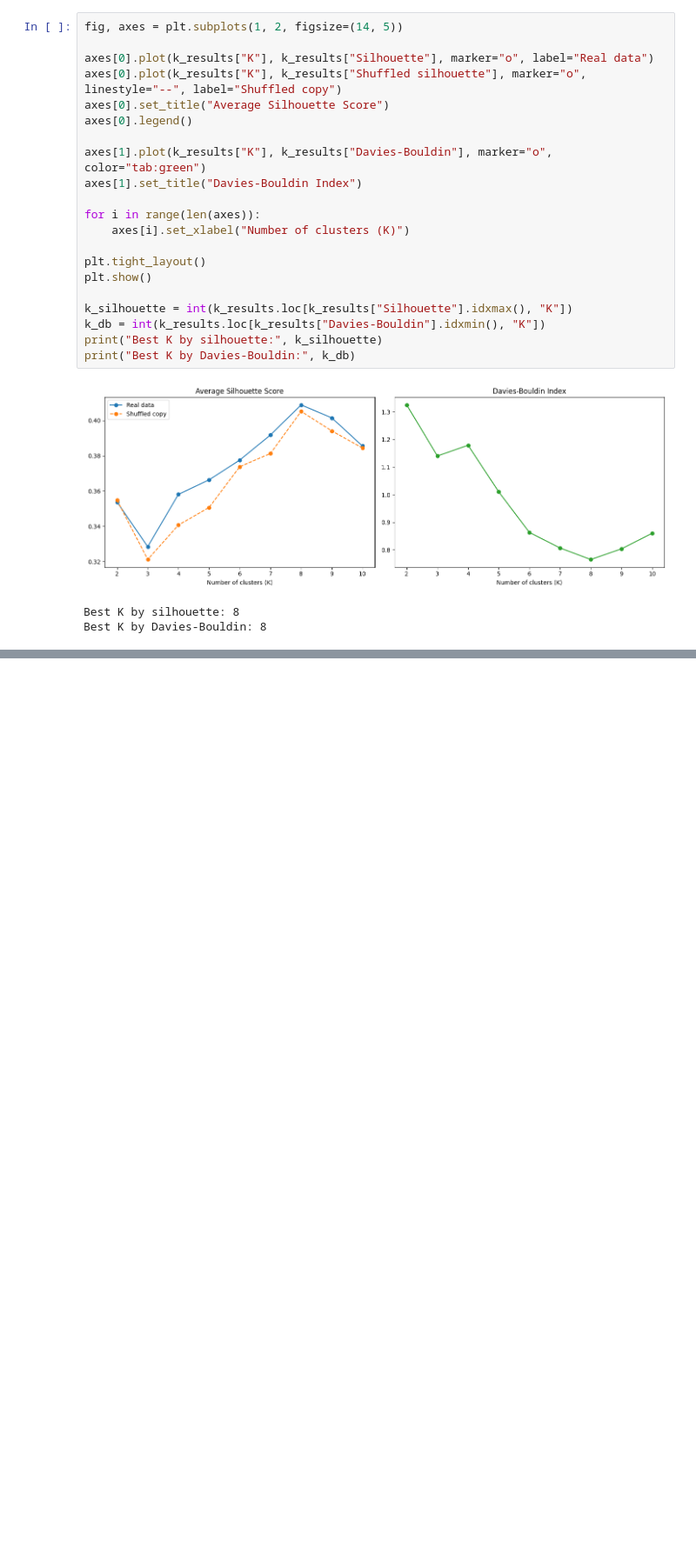
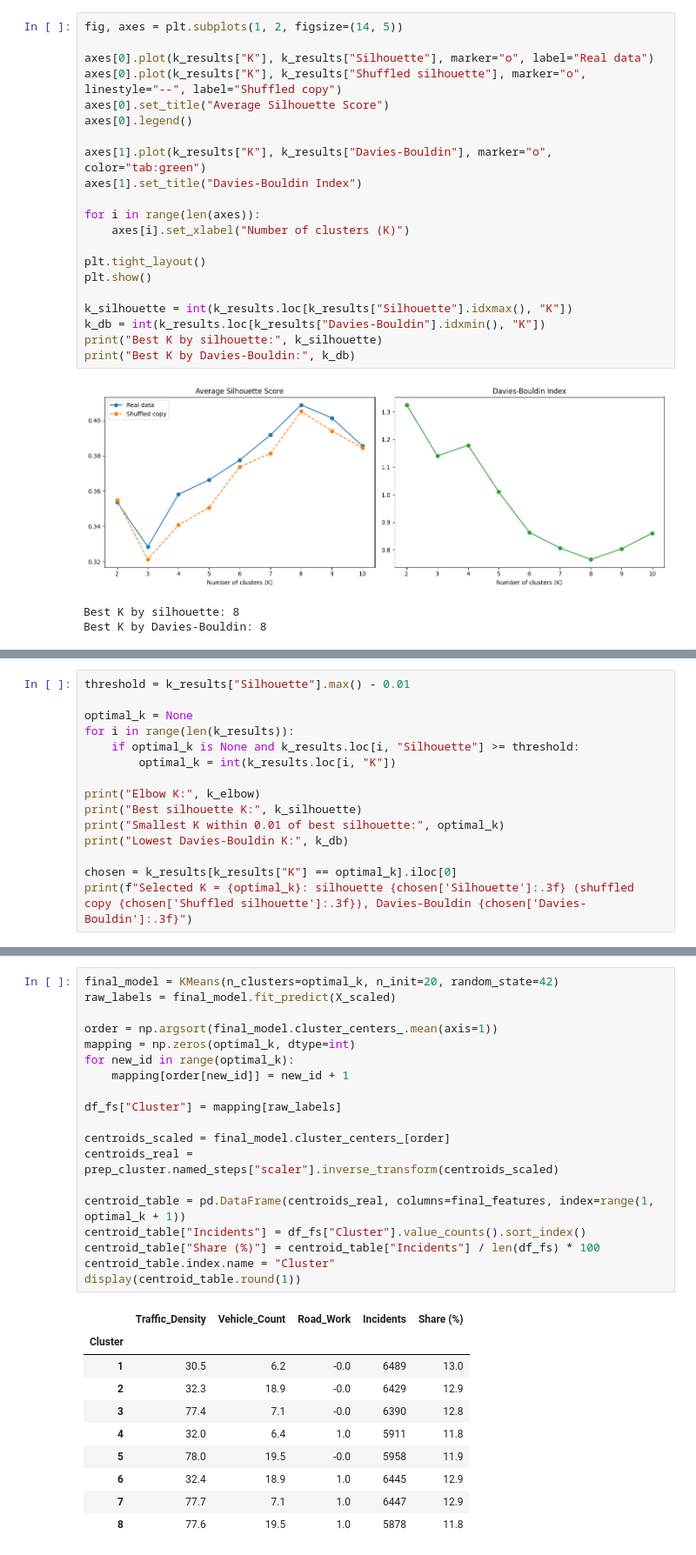
Before and after one commit to zeemohamed7/ai-traffic-project, a Jupyter notebook: IT7009_Traffic_Incident_Analysis.ipynb, the cells around one changed output, grey strips where cells are left out. Shown at 87% size. Saved outputs shown, nothing was run; the diff lists cells and outputs as text; blank space fills up the shorter version.

```diff
--- a/IT7009_Traffic_Incident_Analysis.ipynb
+++ b/IT7009_Traffic_Incident_Analysis.ipynb
@@ -1961,0 +1967,15 @@ Best K by Davies-Bouldin: 8
+# %%
+threshold = k_results["Silhouette"].max() - 0.01
+
+optimal_k = None
+for i in range(len(k_results)):
+    if optimal_k is None and k_results.loc[i, "Silhouette"] >= threshold:
+        optimal_k = int(k_results.loc[i, "K"])
+
+print("Elbow K:", k_elbow)
+print("Best silhouette K:", k_silhouette)
+print("Smallest K within 0.01 of best silhouette:", optimal_k)
+print("Lowest Davies-Bouldin K:", k_db)
+
+chosen = k_results[k_results["K"] == optimal_k].iloc[0]
+print(f"Selected K = {optimal_k}: silhouette {chosen['Silhouette']:.3f} (shuffled copy {chosen['Shuffled silhouette']:.3f}), Davies-Bouldin {chosen['Davies-Bouldin']:.3f}")
@@ -1961,0 +1991,30 @@ Best K by Davies-Bouldin: 8
+# %%
+final_model = KMeans(n_clusters=optimal_k, n_init=20, random_state=42)
+raw_labels = final_model.fit_predict(X_scaled)
+
+order = np.argsort(final_model.cluster_centers_.mean(axis=1))
+mapping = np.zeros(optimal_k, dtype=int)
+for new_id in range(optimal_k):
+    mapping[order[new_id]] = new_id + 1
+
+df_fs["Cluster"] = mapping[raw_labels]
+
+centroids_scaled = final_model.cluster_centers_[order]
+centroids_real = prep_cluster.named_steps["scaler"].inverse_transform(centroids_scaled)
+
+centroid_table = pd.DataFrame(centroids_real, columns=final_features, index=range(1, optimal_k + 1))
+centroid_table["Incidents"] = df_fs["Cluster"].value_counts().sort_index()
+centroid_table["Share (%)"] = centroid_table["Incidents"] / len(df_fs) * 100
+centroid_table.index.name = "Cluster"
+display(centroid_table.round(1))
+# %% [output]
+|  | Traffic_Density | Vehicle_Count | Road_Work | Incidents | Share (%) |
+| Cluster |  |  |  |  |  |
+| 1 | 30.5 | 6.2 | -0.0 | 6489 | 13.0 |
+| 2 | 32.3 | 18.9 | -0.0 | 6429 | 12.9 |
+| 3 | 77.4 | 7.1 | -0.0 | 6390 | 12.8 |
+| 4 | 32.0 | 6.4 | 1.0 | 5911 | 11.8 |
+| 5 | 78.0 | 19.5 | -0.0 | 5958 | 11.9 |
+| 6 | 32.4 | 18.9 | 1.0 | 6445 | 12.9 |
+| 7 | 77.7 | 7.1 | 1.0 | 6447 | 12.9 |
+| 8 | 77.6 | 19.5 | 1.0 | 5878 | 11.8 |
```
Also changed, not shown: parts of 14 cells of this notebook.
